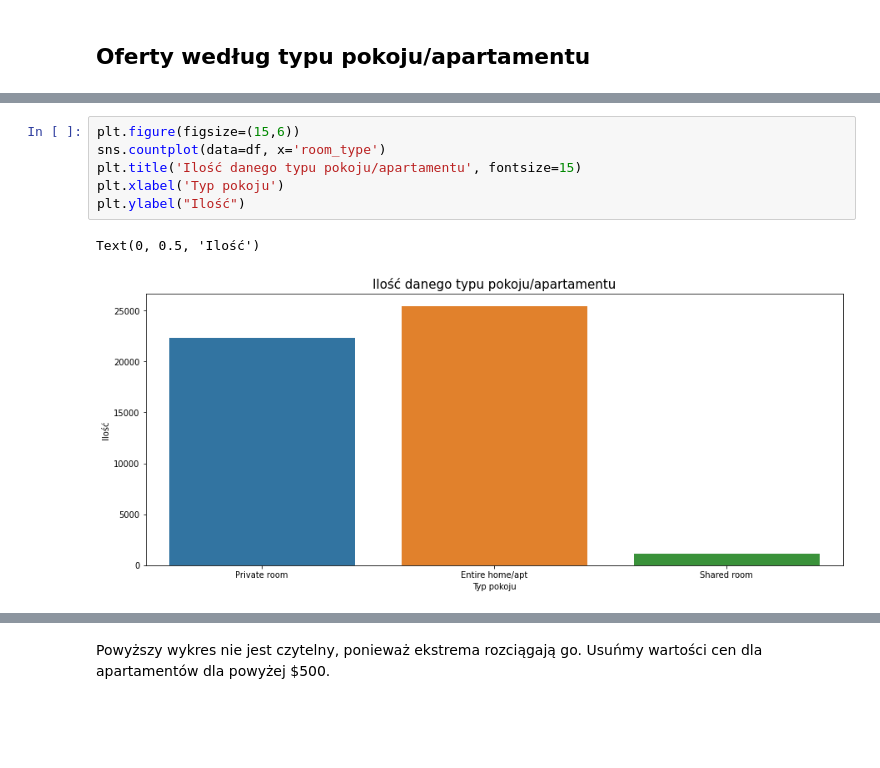
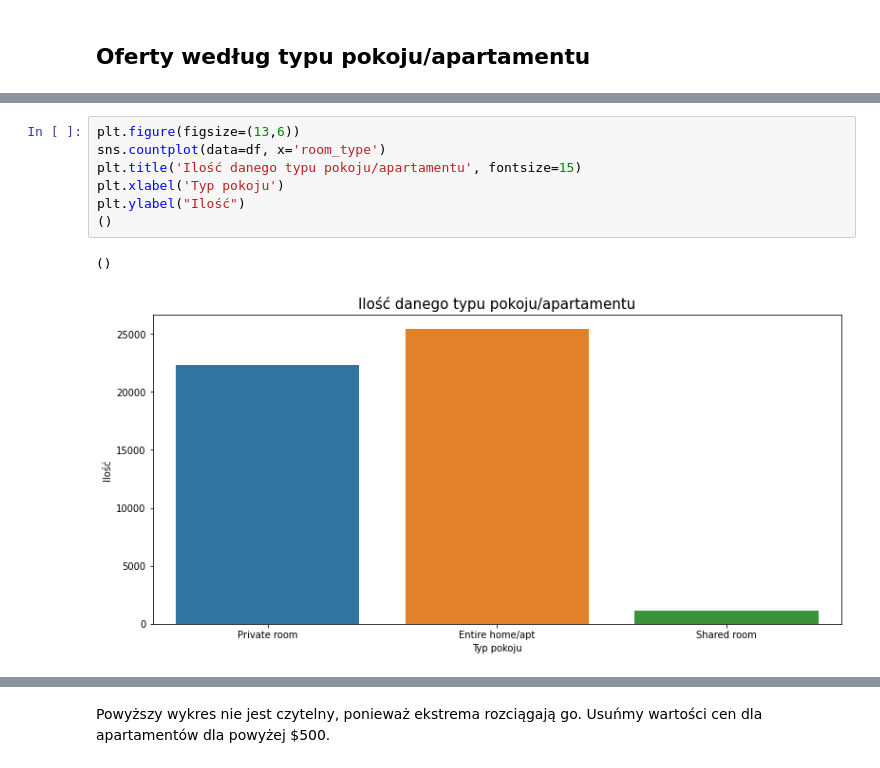
Before and after one commit to veern/Analiza-danych-airbnb, a Jupyter notebook: Analiza-Airbnb.ipynb, the cells around one changed output, grey strips where cells are left out. Cells and saved outputs as stored; diff of their text form; blank space fills up the shorter version.

```diff
--- a/Analiza-Airbnb.ipynb
+++ b/Analiza-Airbnb.ipynb
@@ -226,9 +319,10 @@ rev
 # %%
-plt.figure(figsize=(15,6))
+plt.figure(figsize=(13,6))
 sns.countplot(data=df, x='room_type')
 plt.title('Ilość danego typu pokoju/apartamentu', fontsize=15)
 plt.xlabel('Typ pokoju')
 plt.ylabel("Ilość")
+()
 # %% [output]
-Text(0, 0.5, 'Ilość')
+()
-[figure, old version]
+[figure, new version]
```
Also changed, not shown: parts of 67 cells of this notebook, 4 other files.
